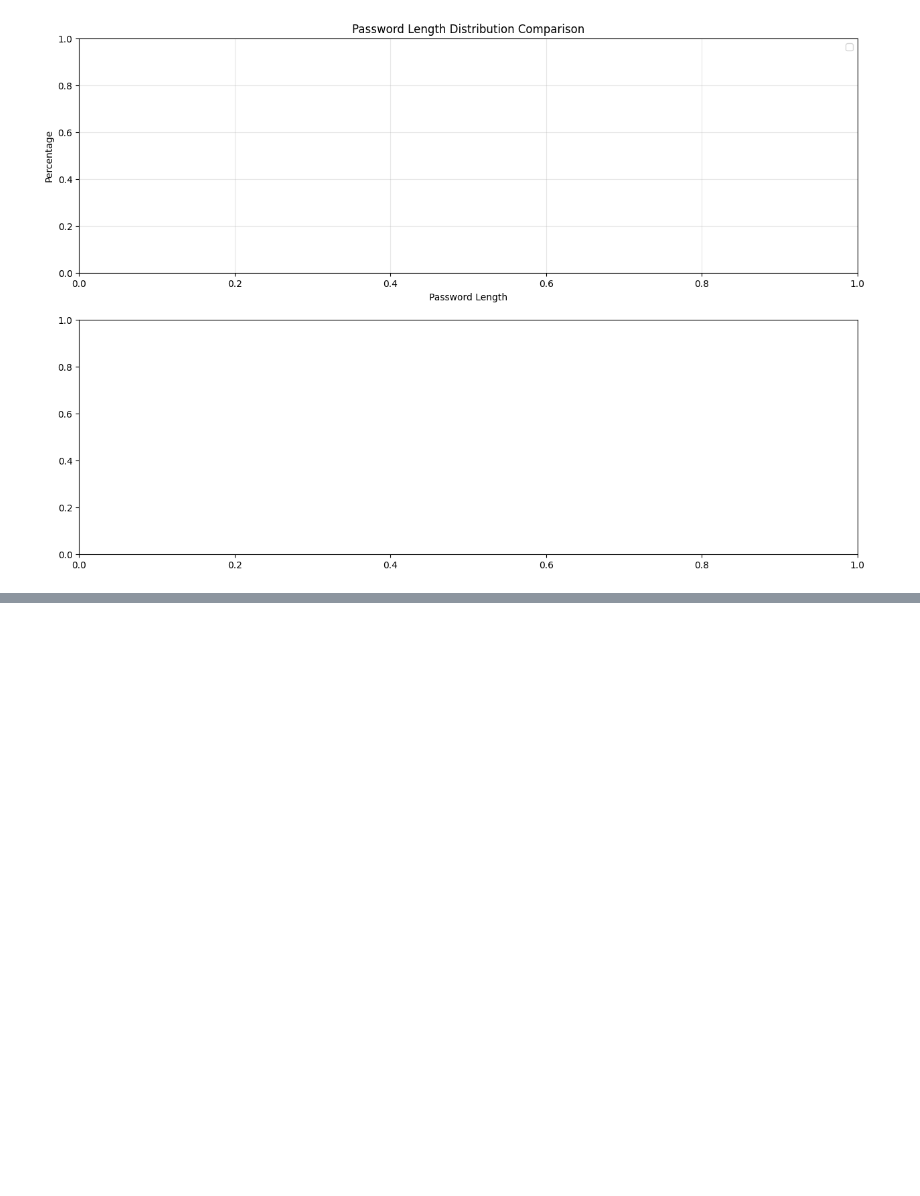
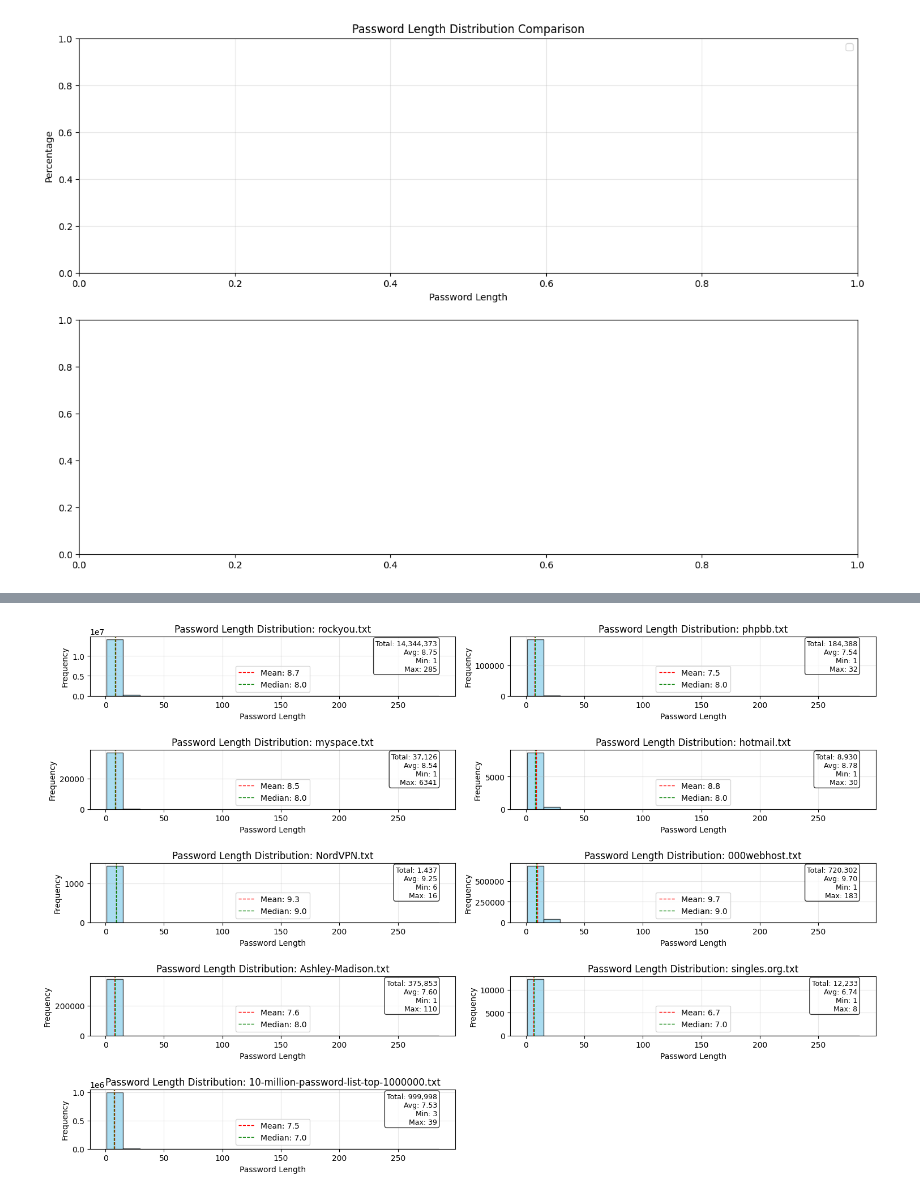
Before and after one commit to akshaydotweb/passwordGuessingTCN, a Jupyter notebook: Untitled.ipynb, the cells around one changed output, grey strips where cells are left out. Cells and saved outputs as stored; diff of their text form; code cells hidden in the pictures; blank space fills up the shorter version.

Commit message:
added histogram of the analysis

```diff
--- a/Untitled.ipynb
+++ b/Untitled.ipynb
@@ -463,0 +462,82 @@ Index: []
+# %%
+def plot_password_histograms(file_paths, bins=20, figsize=(15, 10), sample_size=None):
+    num_datasets = len(file_paths)
+
+    # Create subplot grid
+    rows = int(np.ceil(num_datasets / 2))
+    cols = 2 if num_datasets > 1 else 1
+
+    plt.figure(figsize=figsize)
+
+    for idx, file_path in enumerate(file_paths):
+        try:
+            # Load passwords
+            file_name = os.path.basename(file_path)
+            passwords = []
+
+            if file_path.endswith('.txt'):
+                with open(file_path, 'r', encoding='utf-8', errors='ignore') as f:
+                    passwords = [line.strip() for line in f if line.strip()]
+            elif file_path.endswith('.csv'):
+                df = pd.read_csv(file_path)
+                password_col = 'password' if 'password' in df.columns else df.columns[0]
+                passwords = df[password_col].dropna().tolist()
+            else:
+                print(f"Skipping {file_name}: Unsupported file format")
+                continue
+
+            # Sample if needed
+            if sample_size and len(passwords) > sample_size:
+                passwords = np.random.choice(passwords, sample_size, replace=False)
+
+            # Calculate lengths
+            lengths = [len(pwd) for pwd in passwords]
+
+            # Create histogram
+            plt.subplot(rows, cols, idx + 1)
+            n, bins, patches = plt.hist(lengths, bins=bins, alpha=0.7, color='skyblue',
+                                        edgecolor='black')
+
+            # Add statistics
+            avg_len = np.mean(lengths)
+            median_len = np.median(lengths)
+
+            plt.axvline(avg_len, color='red', linestyle='dashed', linewidth=1,
+                       label=f'Mean: {avg_len:.1f}')
+            plt.axvline(median_len, color='green', linestyle='dashed', linewidth=1,
+                       label=f'Median: {median_len:.1f}')
+
+            # Customize plot
+            plt.title(f'Password Length Distribution: {file_name}')
+            plt.xlabel('Password Length')
+            plt.ylabel('Frequency')
+            plt.grid(alpha=0.3)
+            plt.legend()
+
+            # Add text with statistics
+            stats_text = f"Total: {len(passwords):,}\nAvg: {avg_len:.2f}\n" \
+                         f"Min: {min(lengths)}\nMax: {max(lengths)}"
+            plt.text(0.95, 0.95, stats_text, transform=plt.gca().transAxes,
+                    fontsize=9, verticalalignment='top', horizontalalignment='right',
+                    bbox={'boxstyle': 'round', 'facecolor': 'white', 'alpha': 0.8})
+
+        except Exception as e:
+            plt.subplot(rows, cols, idx + 1)
+            plt.text(0.5, 0.5, f"Error processing {file_name}:\n{str(e)}",
+                    ha='center', va='center', transform=plt.gca().transAxes)
+
+    plt.tight_layout()
+    plt.savefig("password_histograms.png", dpi=300)
+    plt.show()
+
+# Simple histogram with default bins
+plot_password_histograms(datasets)
+
+# Histogram with custom bins
+custom_bins = list(range(0, 31, 2))  # 0-30 in steps of 2
+plot_password_histograms(datasets, bins=custom_bins, figsize=(16, 12))
+
+# Histogram with sampling (for very large datasets)
+plot_password_histograms(datasets, sample_size=10000)
+# %% [output]
+[figure, added]
```
Also changed, not shown: parts of 1 cell of this notebook, 1 other file.
